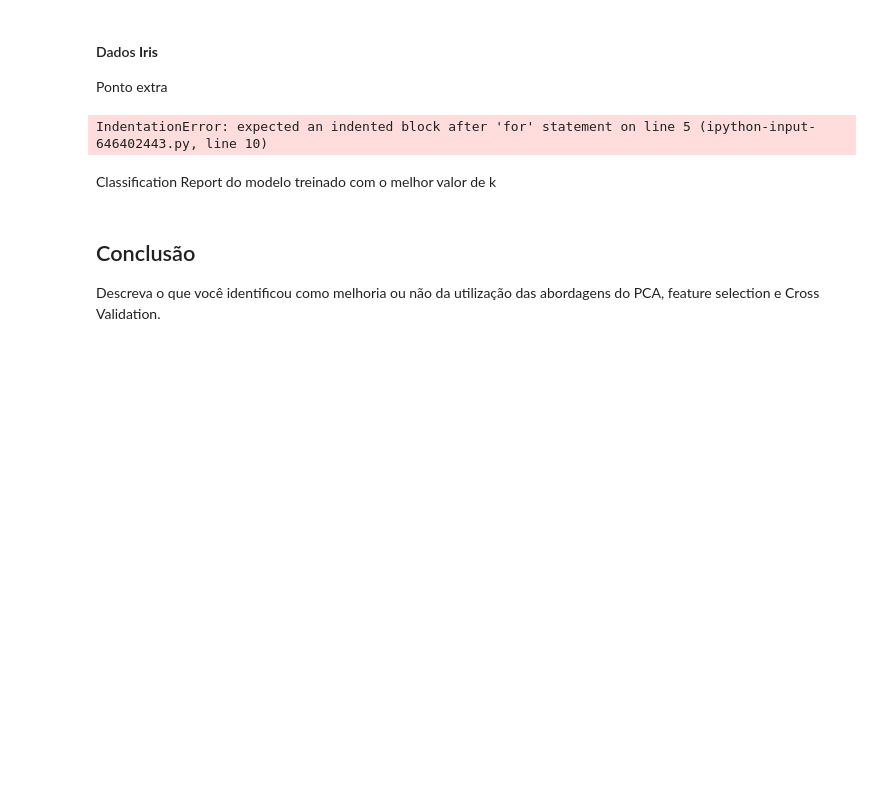
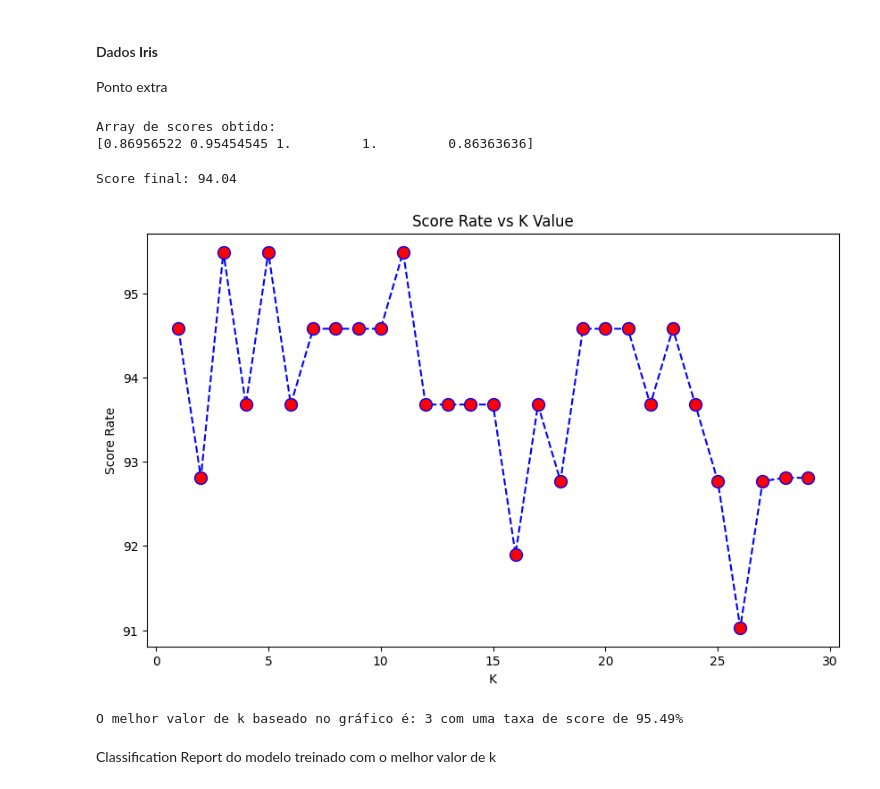
Before and after one commit to Lenoxel/modelos-preditivos-classicos, a Jupyter notebook: notebooks/atividade-04/atividade-04.ipynb, the cells around one changed output. Cells and saved outputs as stored; diff of their text form; code cells hidden in the pictures; blank space fills up the shorter version.

Commit message:
feat: add final version of activity 4 regarding pca, random forest feature selection, and cross validation

```diff
--- a/notebooks/atividade-04/atividade-04.ipynb
+++ b/notebooks/atividade-04/atividade-04.ipynb
@@ -397,27 +406,74 @@ classification_report(y_test, y_pred)
 #### Dados **Iris**
 
 Ponto extra
+# %%
+import pandas as pd
+from sklearn.model_selection import cross_val_score, StratifiedKFold
+from sklearn.neighbors import KNeighborsClassifier
+import numpy as np
+
+colunas = ['sepal_length', 'sepal_width', 'petal_length', 'petal_width', 'class']
+df_iris_full = pd.read_csv('https://raw.githubusercontent.com/Bruno-Venceslau/dataset-modelos_preditivos/refs/heads/main/Arvore_Decisao_Iris_Data%20-%20Arvore_Decisao_Iris_Data.csv', header=None, names=colunas)
+
+
+df_subset = df_iris_full.groupby('class').head(37)
+
+X = df_subset.drop('class', axis=1)
+y = df_subset['class']
+
+knn = KNeighborsClassifier(n_neighbors=1)
+stratified_k_fold = StratifiedKFold(n_splits=5, shuffle=True, random_state=111)
+
+cv_scores = cross_val_score(knn, X, y, cv=stratified_k_fold, scoring='accuracy')
+
+print("Array de scores obtido:")
+print(cv_scores)
+# %% [output]
+Array de scores obtido:
+[0.86956522 0.95454545 1.         1.         0.86363636]
+# %%
+score = []
+for i in range(1, 6):
+    knn = KNeighborsClassifier(n_neighbors=i)
+    cv_scores = cross_val_score(knn, X, y, cv=5)
+    score.append(cv_scores.mean())
+
+score_array = np.array(score)
+
+final_score = round(score_array.mean() * 100, 2)
+print("Score final:", final_score)
+# %% [output]
+Score final: 94.04
 # %%
-from sklearn.model_selection import cross_val_score
+from sklearn.model_selection import cross_val_score, StratifiedKFold
+import matplotlib.pyplot as plt
+from sklearn.neighbors import KNeighborsClassifier
+import numpy as np
 
 score = []
 
 for i in range(1,30):
-  #model
-  #cross validation
-  #score.append(round((cv_scores.mean()*100), 2))
+  knn = KNeighborsClassifier(n_neighbors=i)
+  stratified_k_fold = StratifiedKFold(n_splits=5, shuffle=True, random_state=42)
+  cv_scores = cross_val_score(knn, X, y, cv=stratified_k_fold, scoring='accuracy')
+  score.append(round((cv_scores.mean()*100), 2))
 
 plt.figure(figsize=(10,6))
 plt.plot(range(1,30), score, color='blue', linestyle='dashed', marker='o',
            markerfacecolor = 'red', markersize=10)
 plt.title('Score Rate vs K Value')
 plt.xlabel('K')
 plt.ylabel('Score Rate')
+plt.show()
 # %% [output]
-IndentationError: expected an indented block after 'for' statement on line 5 (ipython-input-646402443.py, line 10)
+[figure, added]
+# %%
+best_k_index = np.argmax(score)
+best_k_value = range(1, 30)[best_k_index]
+best_score = score[best_k_index]
+
+print(f"O melhor valor de k baseado no gráfico é: {best_k_value} com uma taxa de score de {best_score:.2f}%")
+# %% [output]
+O melhor valor de k baseado no gráfico é: 3 com uma taxa de score de 95.49%
 # %% [markdown]
 Classification Report do modelo treinado com o melhor valor de k
-# %% [markdown]
-## Conclusão
-
-Descreva o que você identificou como melhoria ou não da utilização das abordagens do PCA, feature selection e Cross Validation.
```
Also changed, not shown: parts of 4 cells of this notebook.
